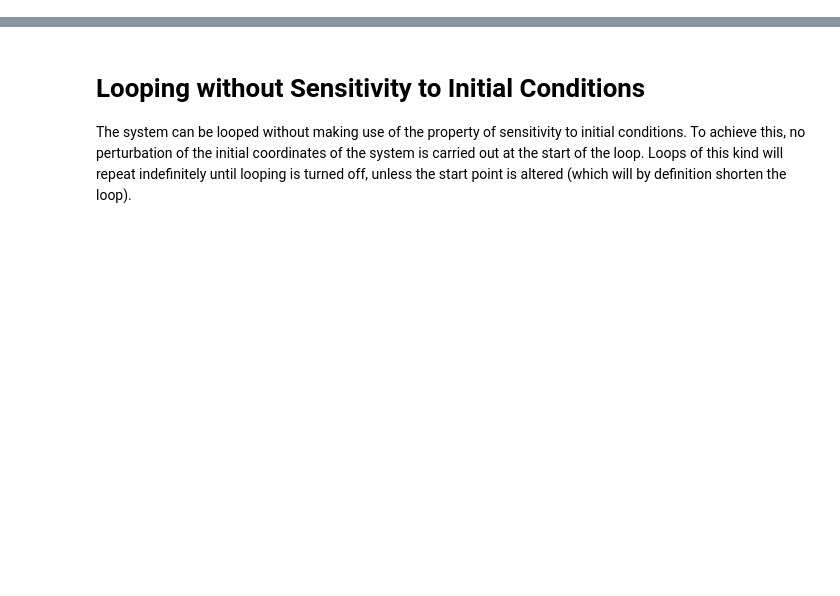
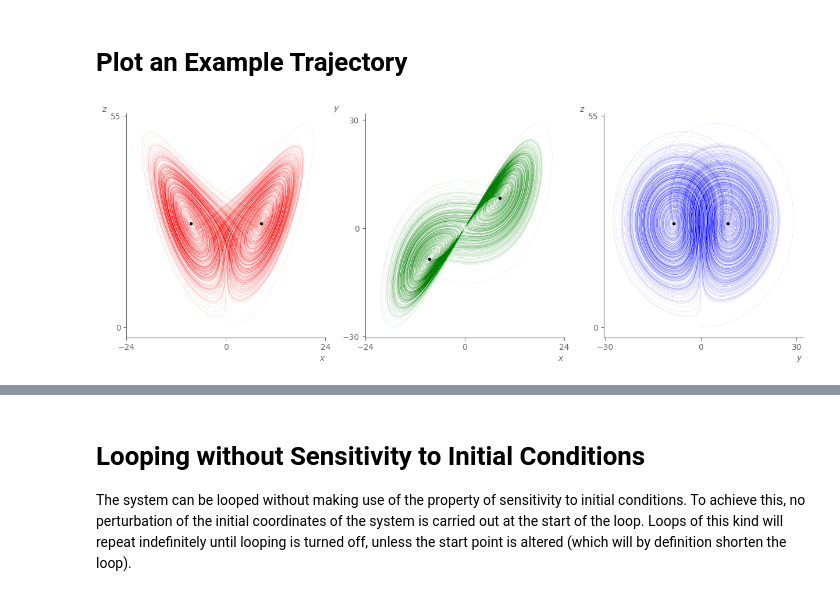
Before and after one commit to MJLMills/mtmws_od, a Jupyter notebook: notebooks/lorenz_model.ipynb, the cells around one changed output, grey strips where cells are left out. Drawn from its saved outputs; the diff is of its cells as text; code cells hidden in the pictures; blank space fills up the shorter version.

```diff
--- a/notebooks/lorenz_model.ipynb
+++ b/notebooks/lorenz_model.ipynb
@@ -290,0 +255,77 @@ fig.set_size_inches(8, 8)
+# %% [markdown]
+# Plot an Example Trajectory
+# %%
+import matplotlib
+import matplotlib.pyplot as plt
+import numpy as np
+
+
+N = 60000
+n_plot = 0
+
+lorenz_system = LorenzSystem(timestep=0.008)
+
+fixed_point_a_x = np.sqrt(lorenz_system._parameters[2] * (lorenz_system._parameters[1] - 1))
+fixed_point_a_y = fixed_point_a_x
+fixed_point_a_z = lorenz_system._parameters[1] - 1
+
+fixed_point_b_x = -fixed_point_a_x
+fixed_point_b_y = fixed_point_b_x
+fixed_point_b_z = fixed_point_a_z
+
+xyz_values = np.empty(shape=(N, 3))
+xyz_values[0, :] = lorenz_system._coordinates
+
+for i in range(1, N):
+    lorenz_system.take_step()
+    xyz_values[i, :] = lorenz_system._coordinates
+
+fig, axes = plt.subplots(1, 3, sharex=False)
+
+x_min = -24
+x_max = 24
+y_min = -30
+y_max = 30
+z_min = 0
+z_max = 55
+
+axis_color = "dimgray"
+markercolor = "black"
+markertype="o"
+markersize = 3
+lw=0.05
+
+axes[0].plot(xyz_values[n_plot:, 0], xyz_values[n_plot:, 2], lw=lw, c="red")
+axes[0].plot([fixed_point_a_x], [fixed_point_a_z], marker=markertype, color=markercolor, markersize=markersize)
+axes[0].plot([fixed_point_b_x], [fixed_point_b_z], marker=markertype, color=markercolor, markersize=markersize)
+axes[0].set_xlabel(r'$x$', loc='right', color=axis_color)
+axes[0].set_ylabel(r'$z$', loc='top', color=axis_color, rotation=0)
+axes[0].set_xticks([x_min, 0, x_max])
+axes[0].set_yticks([z_min, z_max])
+
+axes[1].plot(xyz_values[n_plot:, 0], xyz_values[n_plot:, 1], lw=lw, c="green")
+axes[1].plot([fixed_point_a_x], [fixed_point_a_y], marker=markertype, color=markercolor, markersize=markersize)
+axes[1].plot([fixed_point_b_x], [fixed_point_b_y], marker=markertype, color=markercolor, markersize=markersize)
+axes[1].set_xlabel(r'$x$', loc='right', color=axis_color)
+axes[1].set_ylabel(r'$y$', loc='top', color=axis_color, rotation=0)
+axes[1].set_xticks([x_min, 0, x_max])
+axes[1].set_yticks([y_min, 0, y_max])
+
+axes[2].plot(xyz_values[n_plot:, 1], xyz_values[n_plot:, 2], lw=lw, c="blue")
+axes[2].plot([fixed_point_a_y], [fixed_point_a_z], marker=markertype, color=markercolor, markersize=markersize)
+axes[2].plot([fixed_point_b_y], [fixed_point_b_z], marker=markertype, color=markercolor, markersize=markersize)
+axes[2].set_xlabel(r'$y$', loc='right', color=axis_color)
+axes[2].set_ylabel(r'$z$', loc='top', color=axis_color, rotation=0)
+axes[2].set_xticks([y_min, 0, y_max])
+axes[2].set_yticks([z_min, z_max])
+
+for i in range(3):
+    axes[i].spines[['right', 'top']].set_visible(False)
+    axes[i].spines[['left', 'bottom']].set_color(axis_color)
+    axes[i].tick_params(axis='x', colors=axis_color)
+    axes[i].tick_params(axis='y', colors=axis_color)
+
+fig.set_size_inches(15, 5)
+plt.savefig(r'../docs/graphics/lorenz_attractor.png', bbox_inches='tight', transparent=True)
+# %% [output]
+[figure, added]
```
Also changed, not shown: parts of 14 cells of this notebook, 1 other file.
